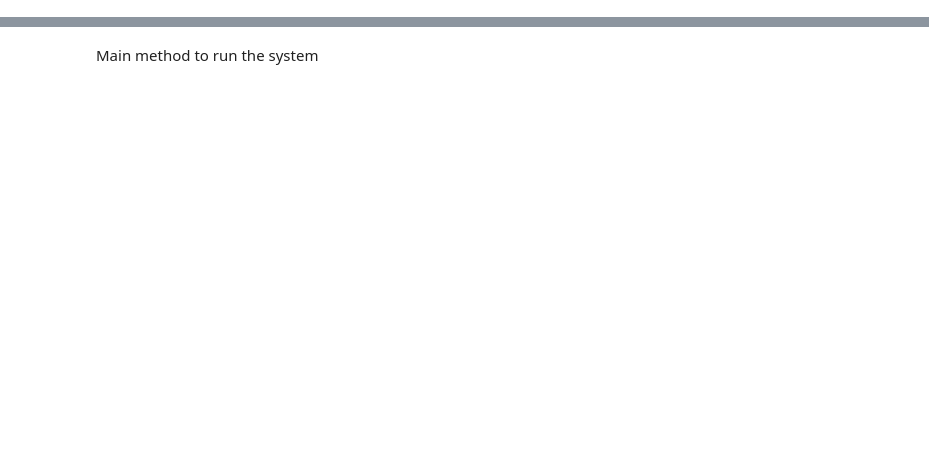
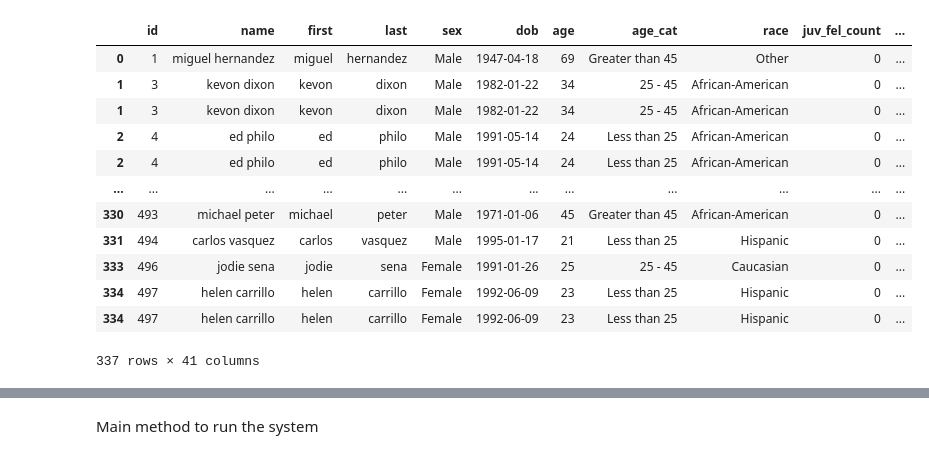
Before and after one commit to clairecoffey/project, a Jupyter notebook: claire_project.ipynb, the cells around one changed output, grey strips where cells are left out. Saved outputs shown, nothing was run; the diff lists cells and outputs as text; code cells hidden in the pictures; blank space fills up the shorter version.

```diff
--- a/claire_project.ipynb
+++ b/claire_project.ipynb
@@ -486,0 +329,25 @@ def plot_confusion_matrix(confusion_matrix, labels_list):
+# %%
+#this is one bootstrap sample
+indices = np.random.randint(0,all_data.shape[0] , all_data.shape[0])
+indices.sort()
+data_points = []
+for i in indices:
+  data_points.append(all_data.iloc[i])
+
+b_data = pd.DataFrame(data_points)
+# %%
+b_data
+# %% [output]
+|  | id | name | first | last | sex | dob | age | age_cat | race | juv_fel_count | ... |
+| 0 | 1 | miguel hernandez | miguel | hernandez | Male | 1947-04-18 | 69 | Greater than 45 | Other | 0 | ... |
+| 1 | 3 | kevon dixon | kevon | dixon | Male | 1982-01-22 | 34 | 25 - 45 | African-American | 0 | ... |
+| 1 | 3 | kevon dixon | kevon | dixon | Male | 1982-01-22 | 34 | 25 - 45 | African-American | 0 | ... |
+| 2 | 4 | ed philo | ed | philo | Male | 1991-05-14 | 24 | Less than 25 | African-American | 0 | ... |
+| 2 | 4 | ed philo | ed | philo | Male | 1991-05-14 | 24 | Less than 25 | African-American | 0 | ... |
+| ... | ... | ... | ... | ... | ... | ... | ... | ... | ... | ... | ... |
+| 330 | 493 | michael peter | michael | peter | Male | 1971-01-06 | 45 | Greater than 45 | African-American | 0 | ... |
+| 331 | 494 | carlos vasquez | carlos | vasquez | Male | 1995-01-17 | 21 | Less than 25 | Hispanic | 0 | ... |
+| 333 | 496 | jodie sena | jodie | sena | Female | 1991-01-26 | 25 | 25 - 45 | Caucasian | 0 | ... |
+| 334 | 497 | helen carrillo | helen | carrillo | Female | 1992-06-09 | 23 | Less than 25 | Hispanic | 0 | ... |
+| 334 | 497 | helen carrillo | helen | carrillo | Female | 1992-06-09 | 23 | Less than 25 | Hispanic | 0 | ... |
+337 rows × 41 columns
```
Also changed, not shown: parts of 53 cells of this notebook.
